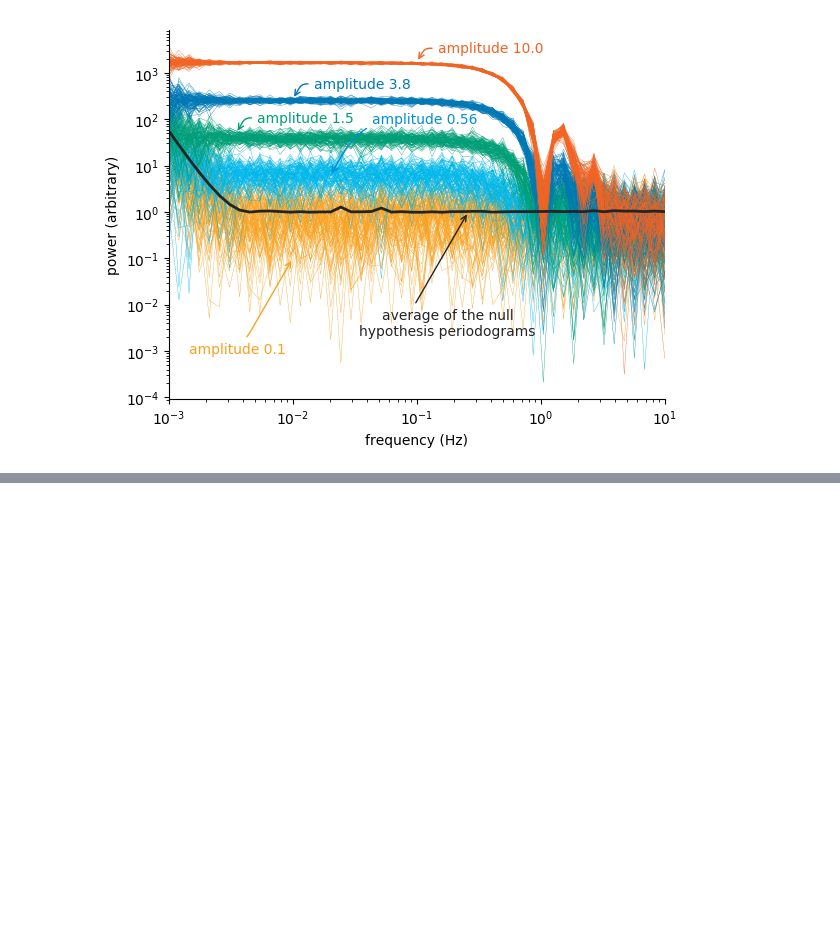
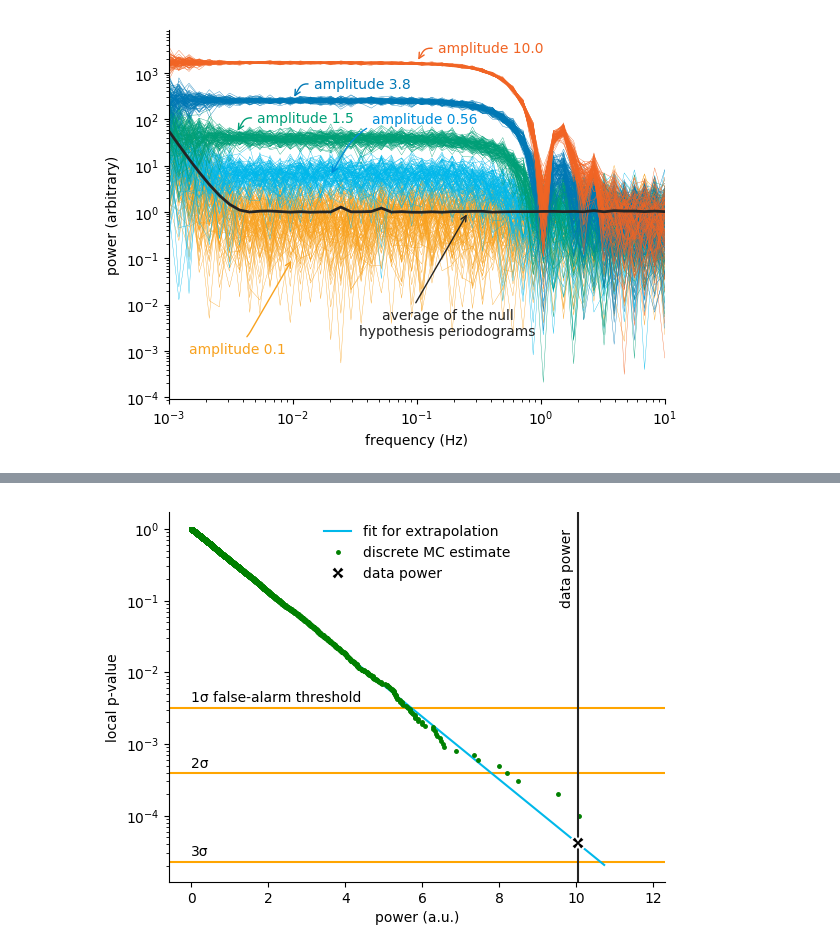
Before and after one commit to rawlik/rawlik-phd-thesis, a Jupyter notebook: calculations/alp_plots.ipynb, the cells around one changed output, grey strips where cells are left out. Saved outputs shown, nothing was run; the diff lists cells and outputs as text; code cells hidden in the pictures; blank space fills up the shorter version.

Commit message:
Update the plots illustrating the statistics of the false-alarm threshold.

```diff
--- a/calculations/alp_plots.ipynb
+++ b/calculations/alp_plots.ipynb
@@ -806,0 +827,5 @@ yscale("log")
+# %%
+minpvals = Float64[
+        # Calculate p-value for each frequency in j-th periodogram and take the minimum
+        Float64[ pvalfromfitres(cdf_fits[i,:], nullperiodograms[i,j]) for i in 1:length(freqs) ] |> minimum
+        for j in 1:size(nullperiodograms, 2) ]
@@ -806,0 +850,2 @@ yscale("log")
+# %%
+nicks_effective_n = - length(minpvals) / sum(log.(1 - minpvals))
@@ -806,0 +854,5 @@ yscale("log")
+# %%
+globalcls = erf.((1:5) / √2)
+globalpvals = 1 - globalcls
+localcls = globalcls .^ (1 / nicks_effective_n)
+localpvals = 1 - localcls
@@ -806,0 +866,3 @@ yscale("log")
+# %%
+localdatacls = [ CLfromfitres(cdf_fits[ifreq, :], p[ifreq]) for ifreq in eachindex(freqs) ]
+localdatap = [ pvalfromfitres(cdf_fits[ifreq, :], p[ifreq]) for ifreq in eachindex(freqs) ]
@@ -806,0 +887,40 @@ yscale("log")
+# %%
+ifreq = searchsortedfirst(freqs, realf)
+
+mccdf = eachindex(sort(nullperiodograms[ifreq, :])) / length(sort(nullperiodograms[ifreq, :]))
+
+# plot the global 1-,...,5-sigma discovery thresholds
+for i in 1:3
+    axhline(localpvals[i], color = "orange")
+    text(0, localpvals[i] * 1.1, "$(i)σ" * (i == 1 ? " false-alarm threshold" : ""),
+        horizontalalignment = "left", verticalalignment = "bottom")
+end
+
+pp = [linspace(extrema(mccdf)..., 10000); localdatacls[ifreq]^0.5] |> sort
+plot(invCLfromfitres(cdf_fits[ifreq, :], pp), 1 - pp, color = "C2", label = "fit for extrapolation")
+
+plot(sort(nullperiodograms[ifreq, :]), 1 - mccdf, color = "green",
+    ".", markersize = 5, label = "discrete MC estimate")
+
+# put the CL of the data value too
+axvline(p[ifreq])
+text(p[ifreq] * 0.99, 1, "data power",
+    rotation = "vertical", horizontalalignment = "right", verticalalignment = "top")
+plot(p[ifreq], 1 - CLfromfitres(cdf_fits[ifreq, :], p[ifreq]),
+    "X", markersize = 10, markeredgecolor = "white", markeredgewidth = 1.5, color = "black",
+    label = "data power")
+
+xlabel("power (a.u.)")
+ylabel("local p-value")
+# title("least likely peak: frequency $(signif(freqs[ifreq], 6)) Hz")
+legend()
+# use logit scale
+# yscale("logit")
+yscale("log")
+# xscale("log")
+gca()[:yaxis][:set_minor_formatter](plt[:NullFormatter]())
+# ylim(ymax = localdatacls[ifreq]^0.5)
+
+savefig("../gfx/axions/MC_estimation_local.pdf")
+# %% [output]
+[figure, added]
```
Also changed, not shown: parts of 6 cells of this notebook, 5 other files.
